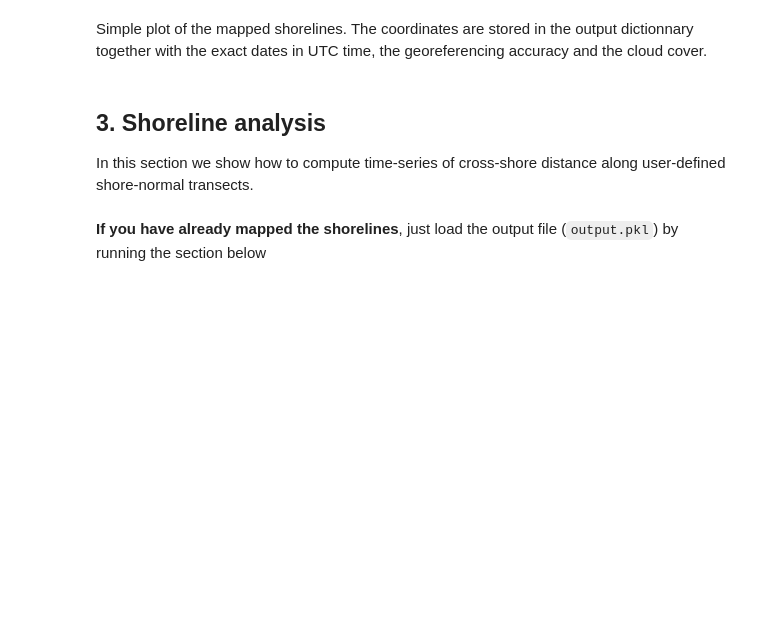
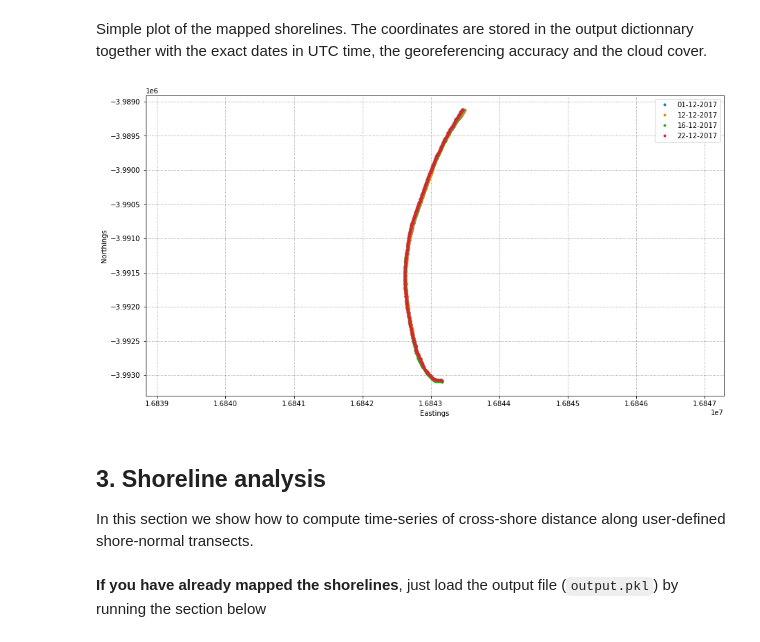
Before and after one commit to kvos/CoastSat, a Jupyter notebook: example_jupyter.ipynb, the cells around one changed output. Saved outputs shown, nothing was run; the diff lists cells and outputs as text; code cells hidden in the pictures; blank space fills up the shorter version.

```diff
--- a/example_jupyter.ipynb
+++ b/example_jupyter.ipynb
@@ -117,19 +150,18 @@ output = SDS_tools.remove_inaccurate_georef(output, 10) # remove inaccurate geor
 # %% [markdown]
 Simple plot of the mapped shorelines. The coordinates are stored in the output dictionnary together with the exact dates in UTC time, the georeferencing accuracy and the cloud cover.
 # %%
-fig = plt.figure()
+fig = plt.figure(figsize=[15,8])
 plt.axis('equal')
 plt.xlabel('Eastings')
 plt.ylabel('Northings')
 plt.grid(linestyle=':', color='0.5')
 for i in range(len(output['shorelines'])):
     sl = output['shorelines'][i]
     date = output['dates'][i]
     plt.plot(sl[:,0], sl[:,1], '.', label=date.strftime('%d-%m-%Y'))
-plt.legend()
-mng = plt.get_current_fig_manager()
-mng.window.showMaximized()
-fig.set_size_inches([15.76,  8.52])
+plt.legend();
+# %% [output]
+[figure, added]
 # %% [markdown]
 ## 3. Shoreline analysis
 
```
Also changed, not shown: parts of 19 cells of this notebook, 12 other files.
